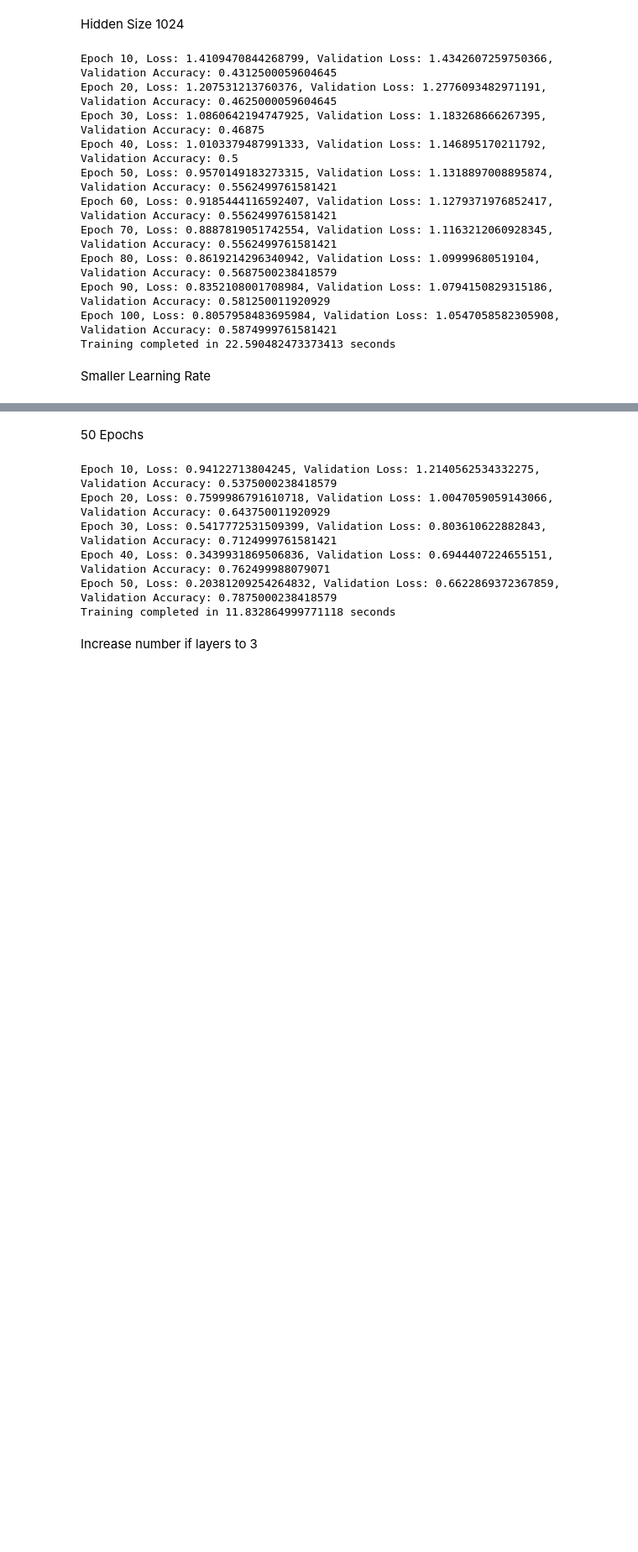
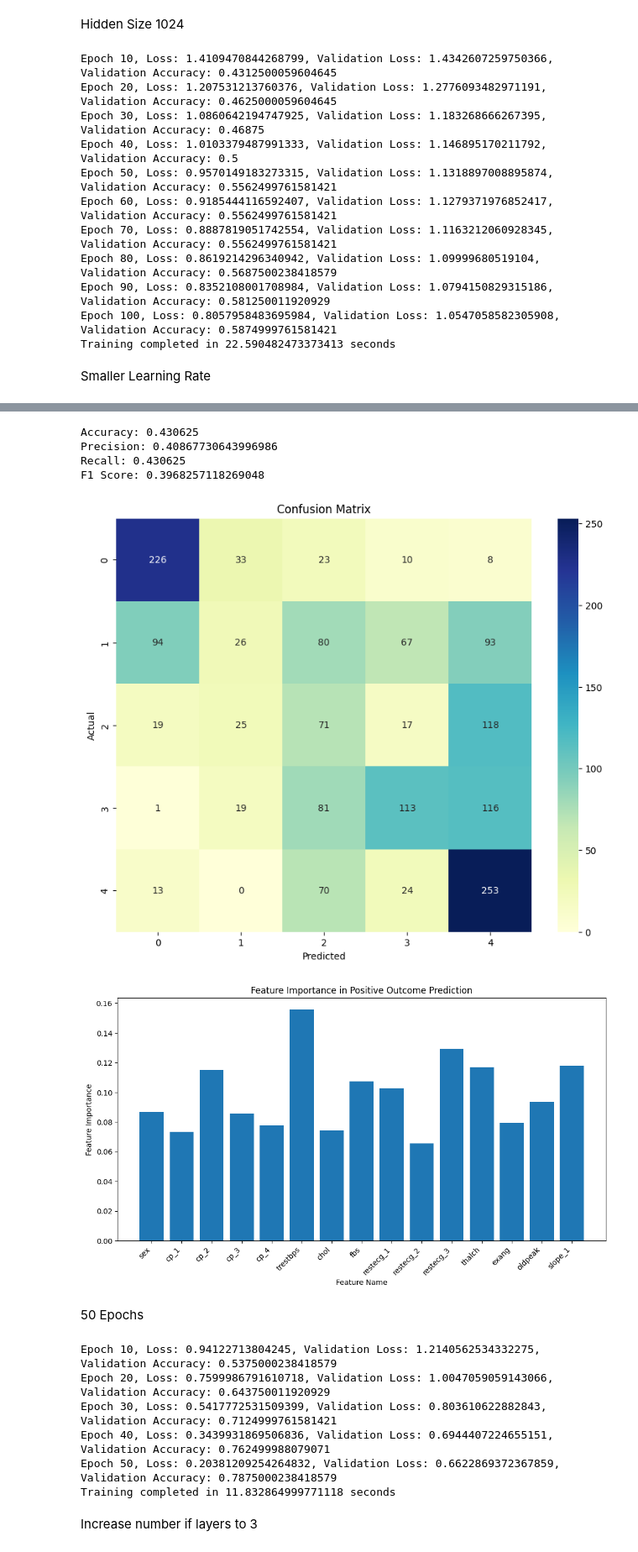
Before and after one commit to elsaimo/4106_Final_project, a Jupyter notebook: MohamedFinalProject.ipynb, the cells around one changed output, grey strips where cells are left out. Shown: that part at 84% size. Saved outputs shown, nothing was run; the diff lists cells and outputs as text; code cells hidden in the pictures; blank space fills up the shorter version.

```diff
--- a/MohamedFinalProject.ipynb
+++ b/MohamedFinalProject.ipynb
@@ -438,6 +438,9 @@ optimizer = optim.Adam(model.parameters(), lr=0.0001)
 # Training the model
 start_time = time.time()
 num_epochs  = 100
+all_predicted = []
+all_labels = []
+
 for epoch in range(num_epochs):
     model.train()
     optimizer.zero_grad()
@@ -455,6 +458,11 @@ for epoch in range(num_epochs):
             val_accuracy = (predicted == y_val).float().mean()
             print(f'Epoch {epoch+1}, Loss: {loss.item()}, Validation Loss: {val_loss.item()}, Validation Accuracy: {val_accuracy.item()}')
 
+            all_predicted.extend(predicted.cpu().numpy())
+            all_labels.extend(y_val.cpu().numpy())
+
+
+
 end_time = time.time()
 training_time = end_time - start_time
 print(f'Training completed in {training_time} seconds')
@@ -473,3 +501,59 @@ Training completed in 22.326269388198853 seconds
+# %%
+from matplotlib import pyplot as plt
+import numpy as np
+import seaborn as sns
+import torch
+from sklearn.preprocessing import MinMaxScaler
+import torch.nn as nn
+import torch.optim as optim
+from sklearn.model_selection import train_test_split
+from torch.utils.data import DataLoader, TensorDataset
+from sklearn.metrics import confusion_matrix, accuracy_score, precision_score, recall_score, f1_score
+
+# Create the confusion matrix
+conf_matrix = confusion_matrix(all_labels, all_predicted)
+
+# Calculate accuracy, precision, recall, and F1 score
+accuracy = accuracy_score(all_labels, all_predicted)
+precision = precision_score(all_labels, all_predicted, average='weighted')
+recall = recall_score(all_labels, all_predicted, average='weighted')
+f1 = f1_score(all_labels, all_predicted, average='weighted')
+
+# Print the metrics
+print(f"Accuracy: {accuracy}")
+print(f"Precision: {precision}")
+print(f"Recall: {recall}")
+print(f"F1 Score: {f1}")
+
+# Plot the confusion matrix
+plt.figure(figsize=(10, 8))
+sns.heatmap(conf_matrix, annot=True, fmt="d", cmap="YlGnBu", xticklabels=np.unique(all_labels), yticklabels=np.unique(all_labels))
+plt.xlabel('Predicted')
+plt.ylabel('Actual')
+plt.title('Confusion Matrix')
+plt.show()
+
+learned_weights = model.fc.weight.detach().cpu().numpy()
+
+feature_names = df.columns[1:16]
+
+feature_importance = np.abs(learned_weights).sum(axis=0)
+
+plt.figure(figsize=(12, 6))
+feature_importance = feature_importance[:15]
+plt.bar(feature_names, feature_importance)
+plt.xticks(rotation=45, ha="right")
+plt.xlabel('Feature Name')
+plt.ylabel('Feature Importance')
+plt.title('Feature Importance in Positive Outcome Prediction')
+plt.show()
+# %% [output]
+Accuracy: 0.430625
+Precision: 0.40867730643996986
+Recall: 0.430625
+F1 Score: 0.3968257118269048
+[figure, added]
+[figure, added]
 # %% [markdown]
 50 Epochs
 # %%
```
Also changed, not shown: parts of 2 cells of this notebook.
